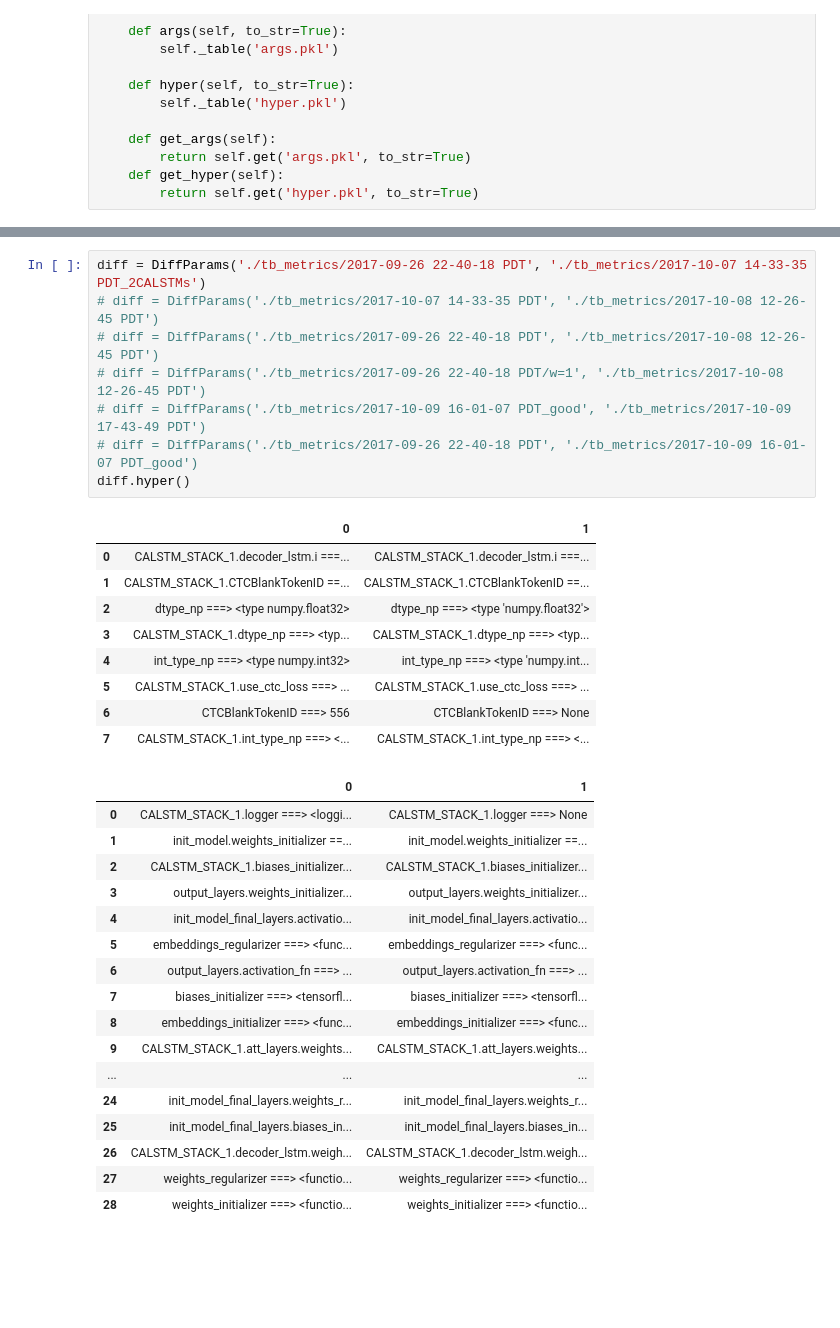
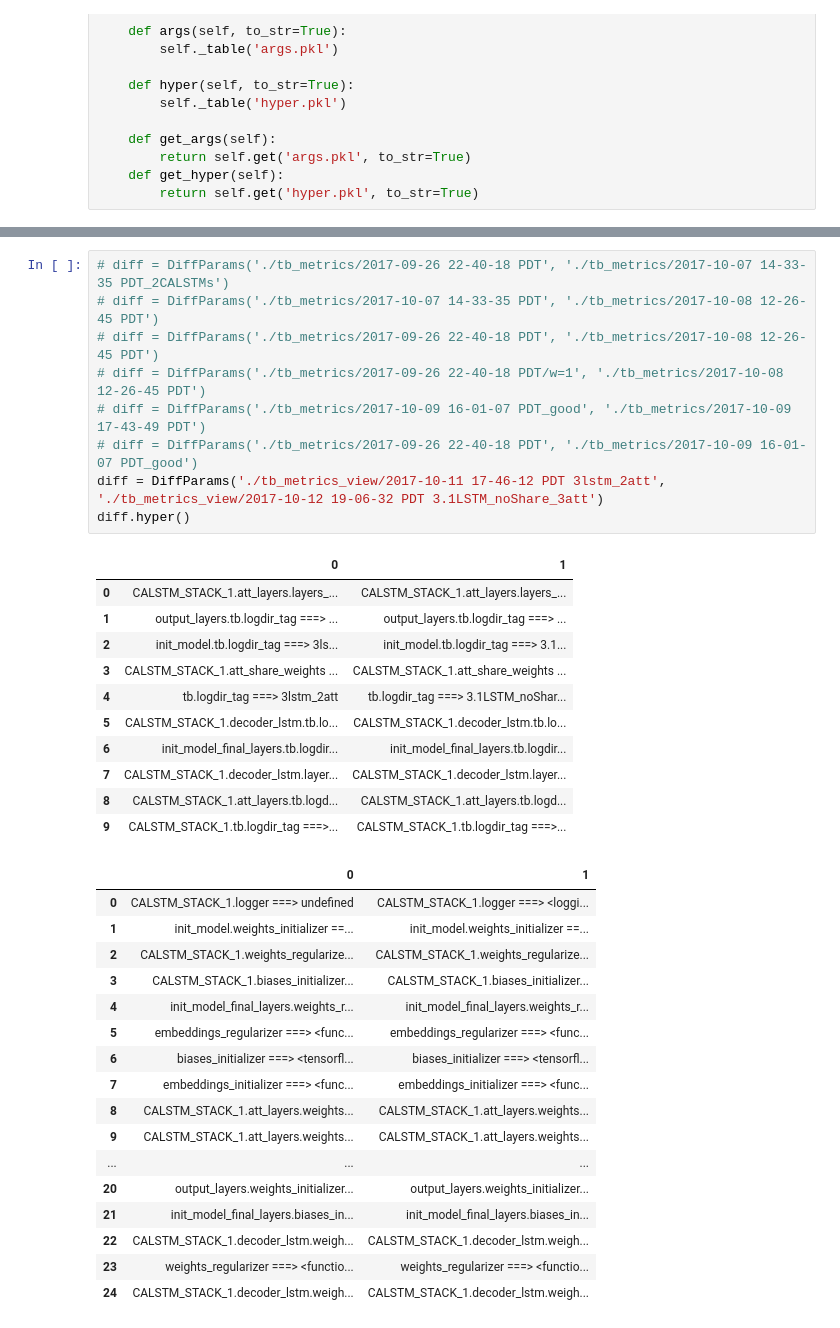
Before and after one commit to untrix/im2latex, a Jupyter notebook: src/visualize.ipynb, the cells around one changed output, grey strips where cells are left out. Cells and saved outputs as stored; diff of their text form; blank space fills up the shorter version.

Commit message:
Checkpointing at the '2017-10-17 15-41-15 PDT 3.1LSTM_3att_noGather' run.

```diff
--- a/src/visualize.ipynb
+++ b/src/visualize.ipynb
@@ -277,37 +250,40 @@ vs.strs('validation', 'predicted_ids', 'y', mingle=False)
 # %%
-diff = DiffParams('./tb_metrics/2017-09-26 22-40-18 PDT', './tb_metrics/2017-10-07 14-33-35 PDT_2CALSTMs')
+# diff = DiffParams('./tb_metrics/2017-09-26 22-40-18 PDT', './tb_metrics/2017-10-07 14-33-35 PDT_2CALSTMs')
 # diff = DiffParams('./tb_metrics/2017-10-07 14-33-35 PDT', './tb_metrics/2017-10-08 12-26-45 PDT')
 # diff = DiffParams('./tb_metrics/2017-09-26 22-40-18 PDT', './tb_metrics/2017-10-08 12-26-45 PDT')
 # diff = DiffParams('./tb_metrics/2017-09-26 22-40-18 PDT/w=1', './tb_metrics/2017-10-08 12-26-45 PDT')
 # diff = DiffParams('./tb_metrics/2017-10-09 16-01-07 PDT_good', './tb_metrics/2017-10-09 17-43-49 PDT')
 # diff = DiffParams('./tb_metrics/2017-09-26 22-40-18 PDT', './tb_metrics/2017-10-09 16-01-07 PDT_good')
+diff = DiffParams('./tb_metrics_view/2017-10-11 17-46-12 PDT 3lstm_2att', './tb_metrics_view/2017-10-12 19-06-32 PDT 3.1LSTM_noShare_3att')
 diff.hyper()
 # %% [output]
 |  | 0 | 1 |
-| 0 | CALSTM_STACK_1.decoder_lstm.i ===... | CALSTM_STACK_1.decoder_lstm.i ===... |
-| 1 | CALSTM_STACK_1.CTCBlankTokenID ==... | CALSTM_STACK_1.CTCBlankTokenID ==... |
-| 2 | dtype_np ===> <type numpy.float32> | dtype_np ===> <type 'numpy.float32'> |
-| 3 | CALSTM_STACK_1.dtype_np ===> <typ... | CALSTM_STACK_1.dtype_np ===> <typ... |
-| 4 | int_type_np ===> <type numpy.int32> | int_type_np ===> <type 'numpy.int... |
-| 5 | CALSTM_STACK_1.use_ctc_loss ===> ... | CALSTM_STACK_1.use_ctc_loss ===> ... |
-| 6 | CTCBlankTokenID ===> 556 | CTCBlankTokenID ===> None |
-| 7 | CALSTM_STACK_1.int_type_np ===> <... | CALSTM_STACK_1.int_type_np ===> <... |
+| 0 | CALSTM_STACK_1.att_layers.layers_... | CALSTM_STACK_1.att_layers.layers_... |
+| 1 | output_layers.tb.logdir_tag ===> ... | output_layers.tb.logdir_tag ===> ... |
+| 2 | init_model.tb.logdir_tag ===> 3ls... | init_model.tb.logdir_tag ===> 3.1... |
+| 3 | CALSTM_STACK_1.att_share_weights ... | CALSTM_STACK_1.att_share_weights ... |
+| 4 | tb.logdir_tag ===> 3lstm_2att | tb.logdir_tag ===> 3.1LSTM_noShar... |
+| 5 | CALSTM_STACK_1.decoder_lstm.tb.lo... | CALSTM_STACK_1.decoder_lstm.tb.lo... |
+| 6 | init_model_final_layers.tb.logdir... | init_model_final_layers.tb.logdir... |
+| 7 | CALSTM_STACK_1.decoder_lstm.layer... | CALSTM_STACK_1.decoder_lstm.layer... |
+| 8 | CALSTM_STACK_1.att_layers.tb.logd... | CALSTM_STACK_1.att_layers.tb.logd... |
+| 9 | CALSTM_STACK_1.tb.logdir_tag ===>... | CALSTM_STACK_1.tb.logdir_tag ===>... |
 |  | 0 | 1 |
-| 0 | CALSTM_STACK_1.logger ===> <loggi... | CALSTM_STACK_1.logger ===> None |
+| 0 | CALSTM_STACK_1.logger ===> undefined | CALSTM_STACK_1.logger ===> <loggi... |
 | 1 | init_model.weights_initializer ==... | init_model.weights_initializer ==... |
-| 2 | CALSTM_STACK_1.biases_initializer... | CALSTM_STACK_1.biases_initializer... |
-| 3 | output_layers.weights_initializer... | output_layers.weights_initializer... |
-| 4 | init_model_final_layers.activatio... | init_model_final_layers.activatio... |
+| 2 | CALSTM_STACK_1.weights_regularize... | CALSTM_STACK_1.weights_regularize... |
+| 3 | CALSTM_STACK_1.biases_initializer... | CALSTM_STACK_1.biases_initializer... |
+| 4 | init_model_final_layers.weights_r... | init_model_final_layers.weights_r... |
 | 5 | embeddings_regularizer ===> <func... | embeddings_regularizer ===> <func... |
-| 6 | output_layers.activation_fn ===> ... | output_layers.activation_fn ===> ... |
-| 7 | biases_initializer ===> <tensorfl... | biases_initializer ===> <tensorfl... |
-| 8 | embeddings_initializer ===> <func... | embeddings_initializer ===> <func... |
+| 6 | biases_initializer ===> <tensorfl... | biases_initializer ===> <tensorfl... |
+| 7 | embeddings_initializer ===> <func... | embeddings_initializer ===> <func... |
+| 8 | CALSTM_STACK_1.att_layers.weights... | CALSTM_STACK_1.att_layers.weights... |
 | 9 | CALSTM_STACK_1.att_layers.weights... | CALSTM_STACK_1.att_layers.weights... |
 | ... | ... | ... |
-| 24 | init_model_final_layers.weights_r... | init_model_final_layers.weights_r... |
-| 25 | init_model_final_layers.biases_in... | init_model_final_layers.biases_in... |
-| 26 | CALSTM_STACK_1.decoder_lstm.weigh... | CALSTM_STACK_1.decoder_lstm.weigh... |
-| 27 | weights_regularizer ===> <functio... | weights_regularizer ===> <functio... |
-| 28 | weights_initializer ===> <functio... | weights_initializer ===> <functio... |
+| 20 | output_layers.weights_initializer... | output_layers.weights_initializer... |
+| 21 | init_model_final_layers.biases_in... | init_model_final_layers.biases_in... |
+| 22 | CALSTM_STACK_1.decoder_lstm.weigh... | CALSTM_STACK_1.decoder_lstm.weigh... |
+| 23 | weights_regularizer ===> <functio... | weights_regularizer ===> <functio... |
+| 24 | CALSTM_STACK_1.decoder_lstm.weigh... | CALSTM_STACK_1.decoder_lstm.weigh... |
 # %%
 diff.get_hyper()[1]['CALSTM_STACK'][1]
```
Also changed, not shown: parts of 5 cells of this notebook, 6 other files.
